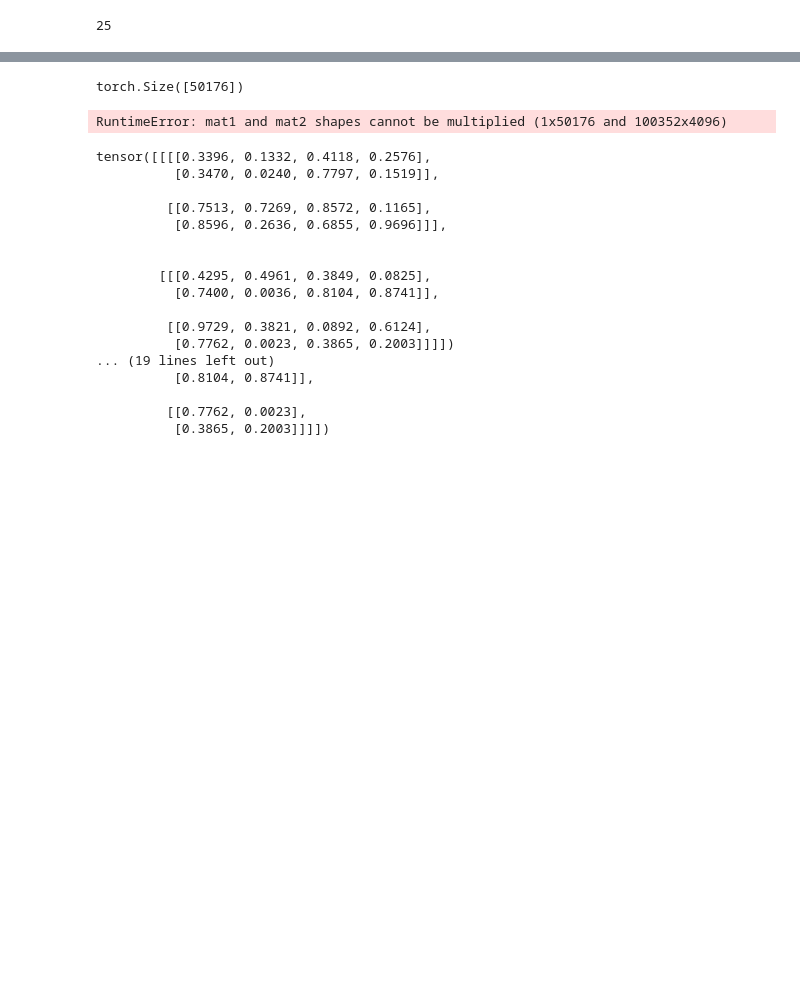
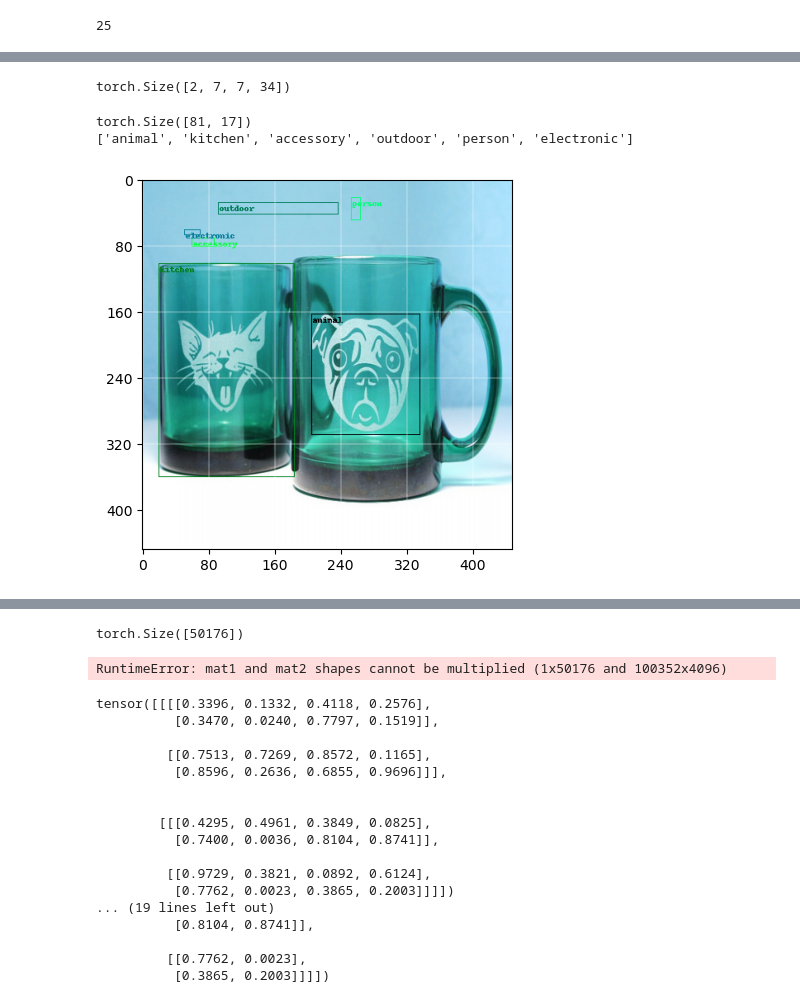
Before and after one commit to anantinfinity9796/coco, a Jupyter notebook: coco_full/kaggle_recent_latest.ipynb, the cells around one changed output, grey strips where cells are left out. Saved outputs shown, nothing was run; the diff lists cells and outputs as text; code cells hidden in the pictures; blank space fills up the shorter version.

```diff
--- a/coco_full/kaggle_recent_latest.ipynb
+++ b/coco_full/kaggle_recent_latest.ipynb
@@ -298,0 +378,2 @@ The target_tensor shape is : torch.Size([7, 7, 17])
+# %%
+al_model = Alexnet().to(device = device)
@@ -298,0 +390,5 @@ The target_tensor shape is : torch.Size([7, 7, 17])
+# %%
+for image, target in test_coco_dataloader:
+    image = image.to(device = device)
+    target = target.to(device)
+    break
@@ -298,0 +426,65 @@ The target_tensor shape is : torch.Size([7, 7, 17])
+# %%
+print(preds.shape)
+# %% [output]
+torch.Size([2, 7, 7, 34])
+# %%
+preds = al_model(image)
+# %%
+new_image = image[0]
+# print(new_image.shape)
+new_pred  = preds[0].clone().detach()
+# print(new_pred.shape)
+new_pred = new_pred.reshape(-1,17)
+boxes = new_pred[...,1:5]
+# print(boxes)
+# print(boxes.shape)
+scores = new_pred[...,0]
+# print(scores.shape)
+
+# Now we would also have to get rid of the boxes which after conversion have x1>x2 or y1>y2
+# print(f"The shape of new_pred is: {new_pred.shape}")
+not_converted = 0
+# print(new_pred[0])
+for box in new_pred:
+    try:
+        box[...,1:5] = torchvision.ops.box_convert(box[...,1:5], in_fmt = 'xywh', out_fmt='xyxy')
+    except Exception as e:
+        # print(e)
+        not_converted+=1
+
+# Now we will need to find the nms of the bounding boxes of the images
+nms = torchvision.ops.nms(boxes=boxes, scores=scores, iou_threshold=0.001)
+new_pred = new_pred[nms]
+print(new_pred.shape)
+
+# Now for each of the converted boxes we need to check which have x1<x2 and y1<y2
+correct_boxes = []
+class_names_list = []
+for box in new_pred:
+
+    if (box[1]>=0.0000) & (box[2]>=0.0000) & (box[3]>=0.0000) & (box[4]>=0.0000):
+        if (box[1]<box[3]) & (box[2]<box[4]):
+            correct_boxes.append(box)
+            values, indices = torch.max(box[5:], dim=0)
+            class_names_list.append(enum_super_categories[indices.item()])
+
+correct_boxes = torch.stack(correct_boxes,dim=0)
+# print(correct_boxes.shape)
+# print(correct_boxes)
+
+print(class_names_list)
+
+
+fig, ax = plt.subplots()
+object_tensor = torch.stack(objects_list)
+plot_image = torchvision.utils.draw_bounding_boxes((new_image*255).to(torch.uint8), correct_boxes[...,1:5]*448.0, labels=class_names_list)
+ax.imshow(plot_image.permute(1,2,0).numpy())
+# x_ticks = [i*64 for i in range(1,6)]
+# y_ticks = [i*64 for i in range(1,6)]
+ax.xaxis.set_major_locator(plt.MaxNLocator(7))  # Set the number of x-axis grid lines
+ax.yaxis.set_major_locator(plt.MaxNLocator(7))  # Set the number of y-axis grid lines
+ax.grid(visible=True,which='both', color = 'w', linestyle='-', linewidth=0.3)
+# %% [output]
+torch.Size([81, 17])
+['animal', 'kitchen', 'accessory', 'outdoor', 'person', 'electronic']
+[figure, added]
```
Also changed, not shown: parts of 12 cells of this notebook, 2 other files.
